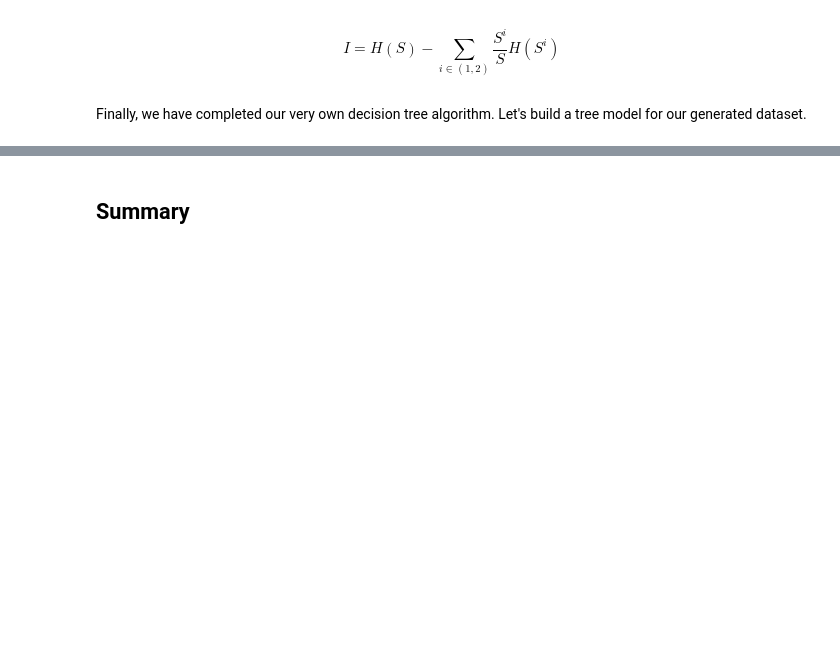
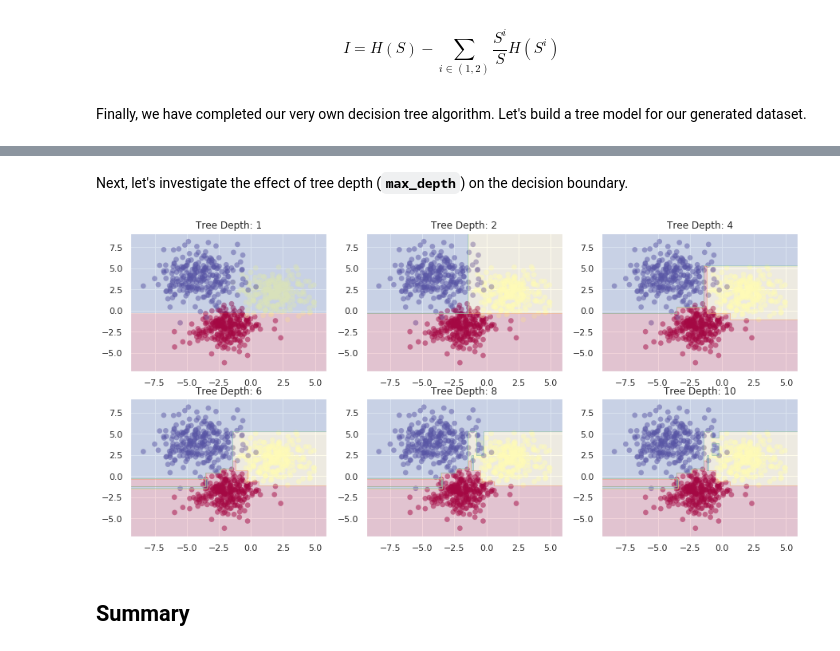
Before and after one commit to upul/Machine-Learning-Algorithms-From-Scratch, a Jupyter notebook: supervised/classification/Classification_Tree.ipynb, the cells around one changed output, grey strips where cells are left out. Drawn from its saved outputs; the diff is of its cells as text; code cells hidden in the pictures; blank space fills up the shorter version.

```diff
--- a/supervised/classification/Classification_Tree.ipynb
+++ b/supervised/classification/Classification_Tree.ipynb
@@ -394,3 +394,38 @@ plt.show()
+# %% [markdown]
+Next, let's investigate the effect of tree depth (**`max_depth`**) on the decision boundary.
+# %%
+def plot_subplot(axis, X, y, tree_depth,
+                color='#dd1c77', alpha=0.5, edgecolors='none'):
+
+    def fit_predict(X_train, y_train, tree_depth, n_min_leaf=5):
+        model = ClassificationTree(max_depth=tree_depth, n_min_leaf=n_min_leaf)
+        model.fit(X_train, y_train)
+
+        x0_features = np.arange(X[:, 0].min() - 1, X[:, 0].max() + 1, 0.05)
+        x1_features = np.arange(X[:, 1].min() - 1, X[:, 1].max() + 1, 0.05)
+        x0_features, x1_features = np.meshgrid(x0_features, x1_features)
+
+        y_pred = model.predict(
+        np.column_stack((x0_features.flatten(), x1_features.flatten())))
+        y_pred = y_pred.reshape(x0_features.shape)
+        return x0_features, x1_features, y_pred
+
+    axis.scatter(X[:, 0], X_train[:, 1], c=y, alpha=alpha,
+                 edgecolors=edgecolors, cmap=plt.cm.Spectral, s=45)
+    x0_features, x1_features, y_pred = fit_predict(X, y, tree_depth)
+    axis.contourf(x0_features, x1_features, y_pred, alpha=0.2, cmap=plt.cm.Spectral)
+    axis.set_title('Tree Depth: {}'.format(tree_depth))
+
+
+fig, axes = plt.subplots(2, 3, figsize=(15, 7))
+tree_depths = iter([1, 2, 4, 6, 8, 10])
+
+for i in range(2):
+    for j in range(3):
+        plot_subplot(axes[i][j], X_train, y_train, next(tree_depths))
+plt.show()
+# %% [output]
+[figure, added]
 # %% [markdown]
 ## Summary
 # %% [markdown]
```
Also changed, not shown: parts of 4 cells of this notebook, 2 other files.
